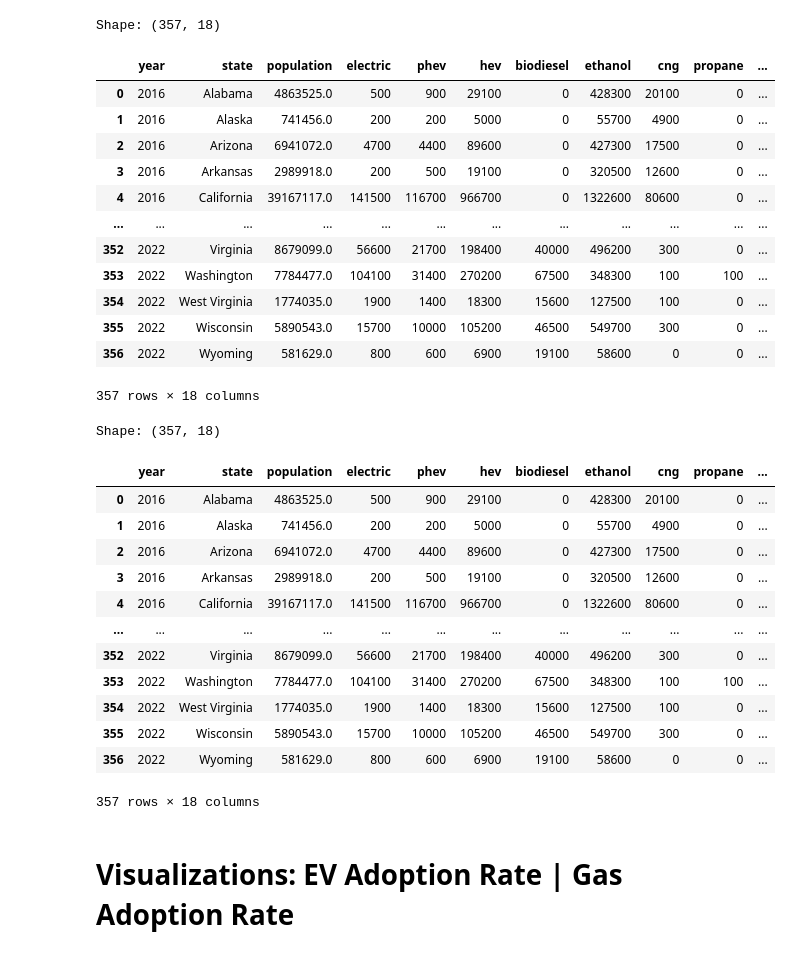
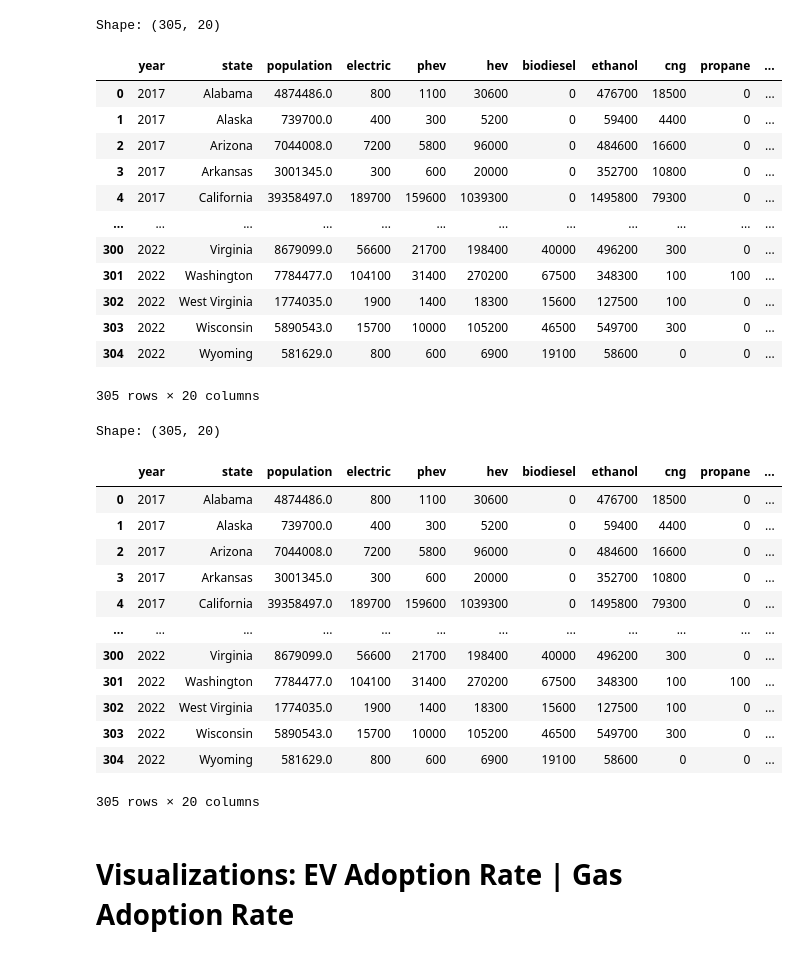
Before and after one commit to rune-encoder/Project-1, a Jupyter notebook: notebooks/individual_work/christian_exploration/data_visualization/visual_states/visual_states_adoption_rate.ipynb, the cells around one changed output. Saved outputs shown, nothing was run; the diff lists cells and outputs as text; code cells hidden in the pictures.

```diff
--- a/notebooks/individual_work/christian_exploration/data_visualization/visual_states/visual_states_adoption_rate.ipynb
+++ b/notebooks/individual_work/christian_exploration/data_visualization/visual_states/visual_states_adoption_rate.ipynb
@@ -11,27 +11,27 @@ import pandas as pd
 # %%
 # Load the data for States adoption rate analysis
 df = pd.read_csv(
-    Path("../../../../data/processed_data/states_adoption_rates.csv"),
+    Path("../../../../../data/processed_data/final_states_registrations.csv"),
 )
 
 # Display the data
 print("Shape:", df.shape)
 df
 # %% [output]
-Shape: (357, 18)
+Shape: (305, 20)
 |  | year | state | population | electric | phev | hev | biodiesel | ethanol | cng | propane | ... |
-| 0 | 2016 | Alabama | 4863525.0 | 500 | 900 | 29100 | 0 | 428300 | 20100 | 0 | ... |
-| 1 | 2016 | Alaska | 741456.0 | 200 | 200 | 5000 | 0 | 55700 | 4900 | 0 | ... |
-| 2 | 2016 | Arizona | 6941072.0 | 4700 | 4400 | 89600 | 0 | 427300 | 17500 | 0 | ... |
-| 3 | 2016 | Arkansas | 2989918.0 | 200 | 500 | 19100 | 0 | 320500 | 12600 | 0 | ... |
-| 4 | 2016 | California | 39167117.0 | 141500 | 116700 | 966700 | 0 | 1322600 | 80600 | 0 | ... |
+| 0 | 2017 | Alabama | 4874486.0 | 800 | 1100 | 30600 | 0 | 476700 | 18500 | 0 | ... |
+| 1 | 2017 | Alaska | 739700.0 | 400 | 300 | 5200 | 0 | 59400 | 4400 | 0 | ... |
+| 2 | 2017 | Arizona | 7044008.0 | 7200 | 5800 | 96000 | 0 | 484600 | 16600 | 0 | ... |
+| 3 | 2017 | Arkansas | 3001345.0 | 300 | 600 | 20000 | 0 | 352700 | 10800 | 0 | ... |
+| 4 | 2017 | California | 39358497.0 | 189700 | 159600 | 1039300 | 0 | 1495800 | 79300 | 0 | ... |
 | ... | ... | ... | ... | ... | ... | ... | ... | ... | ... | ... | ... |
-| 352 | 2022 | Virginia | 8679099.0 | 56600 | 21700 | 198400 | 40000 | 496200 | 300 | 0 | ... |
-| 353 | 2022 | Washington | 7784477.0 | 104100 | 31400 | 270200 | 67500 | 348300 | 100 | 100 | ... |
-| 354 | 2022 | West Virginia | 1774035.0 | 1900 | 1400 | 18300 | 15600 | 127500 | 100 | 0 | ... |
-| 355 | 2022 | Wisconsin | 5890543.0 | 15700 | 10000 | 105200 | 46500 | 549700 | 300 | 0 | ... |
-| 356 | 2022 | Wyoming | 581629.0 | 800 | 600 | 6900 | 19100 | 58600 | 0 | 0 | ... |
+| 300 | 2022 | Virginia | 8679099.0 | 56600 | 21700 | 198400 | 40000 | 496200 | 300 | 0 | ... |
+| 301 | 2022 | Washington | 7784477.0 | 104100 | 31400 | 270200 | 67500 | 348300 | 100 | 100 | ... |
+| 302 | 2022 | West Virginia | 1774035.0 | 1900 | 1400 | 18300 | 15600 | 127500 | 100 | 0 | ... |
+| 303 | 2022 | Wisconsin | 5890543.0 | 15700 | 10000 | 105200 | 46500 | 549700 | 300 | 0 | ... |
+| 304 | 2022 | Wyoming | 581629.0 | 800 | 600 | 6900 | 19100 | 58600 | 0 | 0 | ... |
-357 rows × 18 columns
+305 rows × 20 columns
 # %%
 # Convert `ev_adoption_rate` and `gas_adoption_rate` to percentage
 df["ev_adoption_rate"] = df["ev_adoption_rate"] * 100
@@ -41,20 +41,20 @@ df["gas_adoption_rate"] = df["gas_adoption_rate"] * 100
 print("Shape:", df.shape)
 df
 # %% [output]
-Shape: (357, 18)
+Shape: (305, 20)
 |  | year | state | population | electric | phev | hev | biodiesel | ethanol | cng | propane | ... |
-| 0 | 2016 | Alabama | 4863525.0 | 500 | 900 | 29100 | 0 | 428300 | 20100 | 0 | ... |
-| 1 | 2016 | Alaska | 741456.0 | 200 | 200 | 5000 | 0 | 55700 | 4900 | 0 | ... |
-| 2 | 2016 | Arizona | 6941072.0 | 4700 | 4400 | 89600 | 0 | 427300 | 17500 | 0 | ... |
-| 3 | 2016 | Arkansas | 2989918.0 | 200 | 500 | 19100 | 0 | 320500 | 12600 | 0 | ... |
-| 4 | 2016 | California | 39167117.0 | 141500 | 116700 | 966700 | 0 | 1322600 | 80600 | 0 | ... |
+| 0 | 2017 | Alabama | 4874486.0 | 800 | 1100 | 30600 | 0 | 476700 | 18500 | 0 | ... |
+| 1 | 2017 | Alaska | 739700.0 | 400 | 300 | 5200 | 0 | 59400 | 4400 | 0 | ... |
+| 2 | 2017 | Arizona | 7044008.0 | 7200 | 5800 | 96000 | 0 | 484600 | 16600 | 0 | ... |
+| 3 | 2017 | Arkansas | 3001345.0 | 300 | 600 | 20000 | 0 | 352700 | 10800 | 0 | ... |
+| 4 | 2017 | California | 39358497.0 | 189700 | 159600 | 1039300 | 0 | 1495800 | 79300 | 0 | ... |
 | ... | ... | ... | ... | ... | ... | ... | ... | ... | ... | ... | ... |
-| 352 | 2022 | Virginia | 8679099.0 | 56600 | 21700 | 198400 | 40000 | 496200 | 300 | 0 | ... |
-| 353 | 2022 | Washington | 7784477.0 | 104100 | 31400 | 270200 | 67500 | 348300 | 100 | 100 | ... |
-| 354 | 2022 | West Virginia | 1774035.0 | 1900 | 1400 | 18300 | 15600 | 127500 | 100 | 0 | ... |
-| 355 | 2022 | Wisconsin | 5890543.0 | 15700 | 10000 | 105200 | 46500 | 549700 | 300 | 0 | ... |
-| 356 | 2022 | Wyoming | 581629.0 | 800 | 600 | 6900 | 19100 | 58600 | 0 | 0 | ... |
+| 300 | 2022 | Virginia | 8679099.0 | 56600 | 21700 | 198400 | 40000 | 496200 | 300 | 0 | ... |
+| 301 | 2022 | Washington | 7784477.0 | 104100 | 31400 | 270200 | 67500 | 348300 | 100 | 100 | ... |
+| 302 | 2022 | West Virginia | 1774035.0 | 1900 | 1400 | 18300 | 15600 | 127500 | 100 | 0 | ... |
+| 303 | 2022 | Wisconsin | 5890543.0 | 15700 | 10000 | 105200 | 46500 | 549700 | 300 | 0 | ... |
+| 304 | 2022 | Wyoming | 581629.0 | 800 | 600 | 6900 | 19100 | 58600 | 0 | 0 | ... |
-357 rows × 18 columns
+305 rows × 20 columns
 # %% [markdown]
 # Visualizations: EV Adoption Rate | Gas Adoption Rate
 # %%
```
Also changed, not shown: parts of 6 cells of this notebook, 4 other files.
